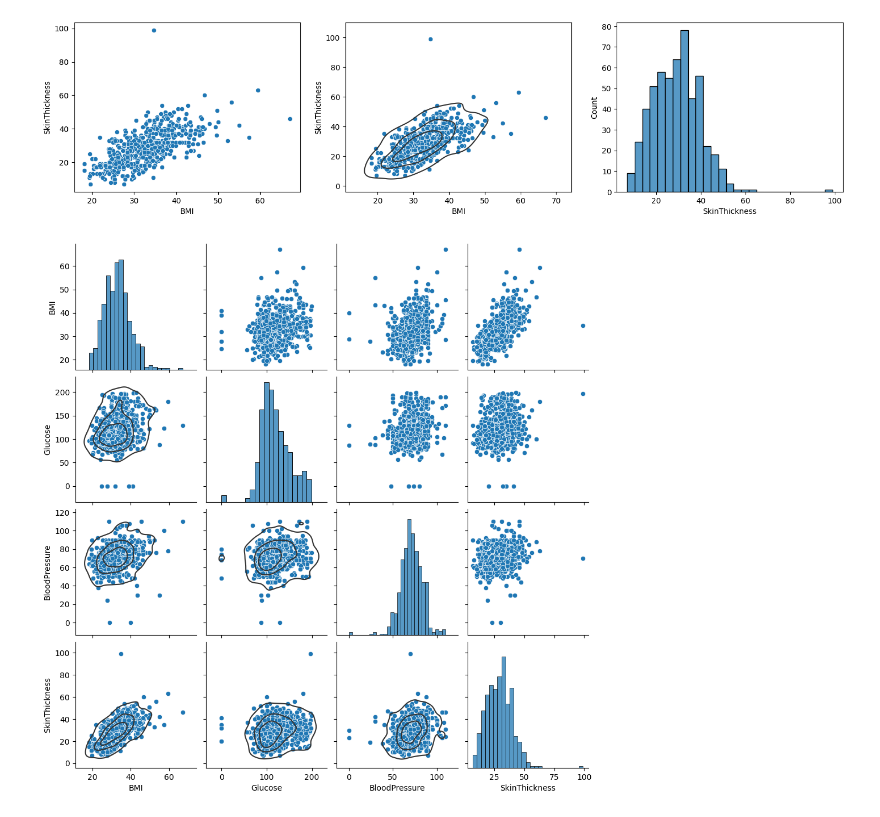
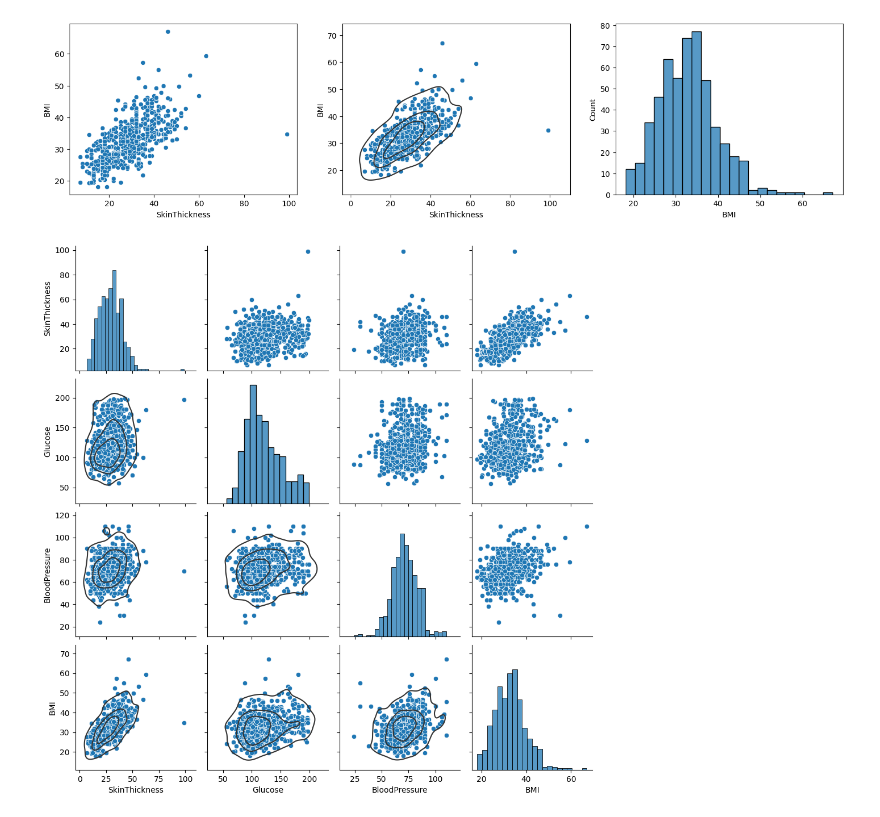
Before and after one commit to 000alen/minerva-cs, a Jupyter notebook: cs51-correlation-and-regression/Alen.ipynb, the cells around one changed output. Saved outputs shown, nothing was run; the diff lists cells and outputs as text; code cells hidden in the pictures.

```diff
--- a/cs51-correlation-and-regression/Alen.ipynb
+++ b/cs51-correlation-and-regression/Alen.ipynb
@@ -19,15 +19,26 @@ URL = (
     "https://course-resources.minerva.edu/uploaded_files/mu/00294342-2873/diabetes.csv"
 )
 
-X = "BMI"
-Xs = ["BMI", "Glucose", "BloodPressure"]
+X = "SkinThickness"
+Xs = ["SkinThickness", "Glucose", "BloodPressure"]
 
-Y = "SkinThickness"
+Y = "BMI"
 # %%
 def preprocess_df(df: DataFrame) -> DataFrame:
-    return df[(df[X] != 0) & (df[Y] != 0)]
+    """
+    Preprocesses the DataFrame by removing rows with 0 values for the columns
+    of interest.
+    """
+
+    df = df[(df[X] != 0) & (df[Y] != 0)]
+    for x in Xs:
+        df = df[df[x] != 0]
+
+    return df
 # %%
 def get_figure_filename(name: str) -> str:
+    """Returns a filename for a figure based on the current time and the given name."""
+
     now = datetime.now()
     return f"figures/{now.strftime('%Y%m%d%H%M%S')}-{name}.png"
 # %%
@@ -53,10 +78,14 @@ plot_correlation_matrix(df)
 # %%
 def plot_scatter(x: Series, y: Series, name: Optional[str] = None):
+    """Plots (and saves) a scatter plot for the given Series."""
+
     fig, (ax1, ax2, ax3) = plt.subplots(ncols=3, figsize=(18, 4))
 
     sns.scatterplot(x=x, y=y, ax=ax1)
 
     sns.scatterplot(x=x, y=y, ax=ax2)
+
+    # Add a kernel density estimate plot on top of the scatter plot
     sns.kdeplot(x=x, y=y, ax=ax2, levels=4, color=".2")
 
     sns.histplot(y, ax=ax3)
@@ -67,18 +96,22 @@ def plot_scatter(x: Series, y: Series, name: Optional[str] = None):
 
 plot_scatter(df[X], df[Y])
 # %% [output]
-[figure, old version]
+[figure, new version]
 # %%
 def plot_scatter_matrix(df: DataFrame, name: Optional[str] = None):
+    """Plots (and saves) a scatter matrix for the given DataFrame."""
+
     plot = sns.pairplot(df)
+
+    # Add kernel density estimate plots on the scatters in the lower triangle
     plot.map_lower(sns.kdeplot, levels=4, color=".2")
     plt.savefig(get_figure_filename(name or "scatter-matrix"), dpi=600)
     plt.show()
 
 
 plot_scatter_matrix(df[[*Xs, Y]])
 # %% [output]
-[figure, old version]
+[figure, new version]
 # %%
 def simple_regression(
     x: Series,
```
Also changed, not shown: parts of 8 cells of this notebook, 18 other files.
